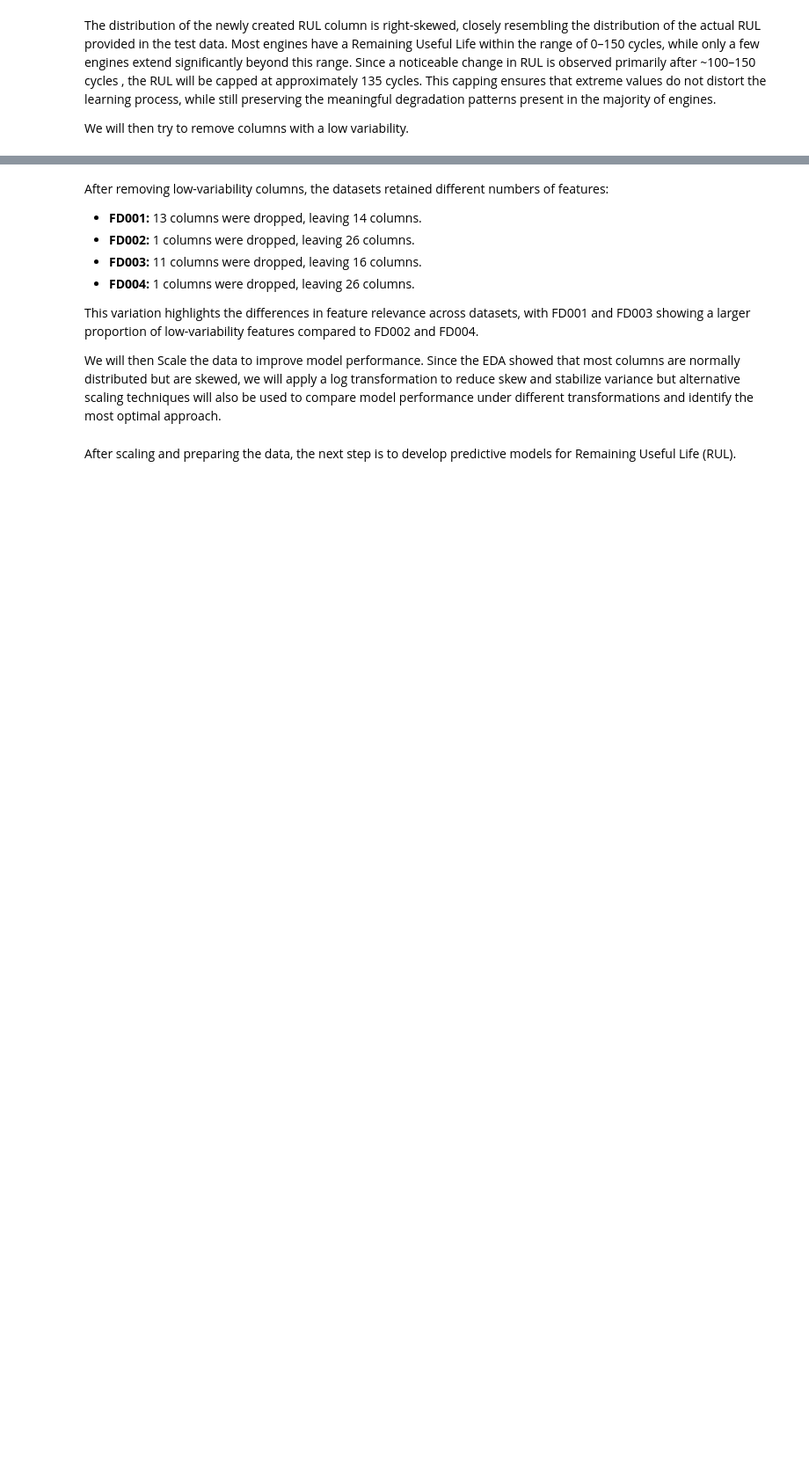
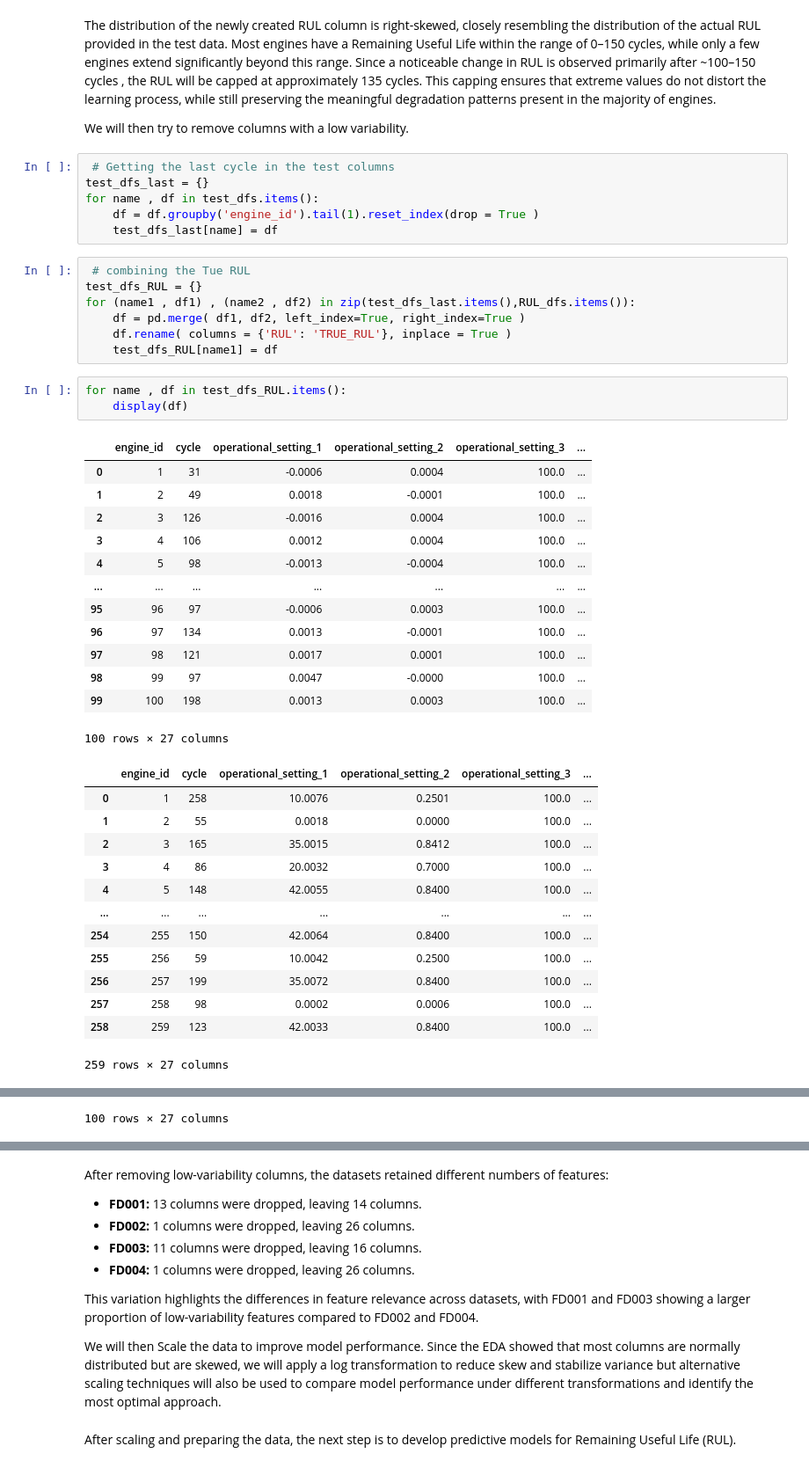
Before and after one commit to George-Njuguna/Prediction-of-Remaining-Useful-life-RUL-of-engine, a Jupyter notebook: Feature_Engineering.ipynb, the cells around one changed output, grey strips where cells are left out. Shown: that part at 88% size. Saved outputs shown, nothing was run; the diff lists cells and outputs as text; blank space fills up the shorter version.

```diff
--- a/Feature_Engineering.ipynb
+++ b/Feature_Engineering.ipynb
@@ -146,3 +146,46 @@ The distribution of the newly created RUL column is right-skewed, closely resemb
 Since a noticeable change in RUL is observed primarily after ~100–150 cycles , the RUL will be capped at approximately 135 cycles. This capping ensures that extreme values do not distort the learning process, while still preserving the meaningful degradation patterns present in the majority of engines.
 
 We will then try to remove columns with a low variability.
+# %%
+ # Getting the last cycle in the test columns
+test_dfs_last = {}
+for name , df in test_dfs.items():
+    df = df.groupby('engine_id').tail(1).reset_index(drop = True )
+    test_dfs_last[name] = df
+# %%
+ # combining the Tue RUL
+test_dfs_RUL = {}
+for (name1 , df1) , (name2 , df2) in zip(test_dfs_last.items(),RUL_dfs.items()):
+    df = pd.merge( df1, df2, left_index=True, right_index=True )
+    df.rename( columns = {'RUL': 'TRUE_RUL'}, inplace = True )
+    test_dfs_RUL[name1] = df
+# %%
+for name , df in test_dfs_RUL.items():
+    display(df)
+# %% [output]
+|  | engine_id | cycle | operational_setting_1 | operational_setting_2 | operational_setting_3 | ... |
+| 0 | 1 | 31 | -0.0006 | 0.0004 | 100.0 | ... |
+| 1 | 2 | 49 | 0.0018 | -0.0001 | 100.0 | ... |
+| 2 | 3 | 126 | -0.0016 | 0.0004 | 100.0 | ... |
+| 3 | 4 | 106 | 0.0012 | 0.0004 | 100.0 | ... |
+| 4 | 5 | 98 | -0.0013 | -0.0004 | 100.0 | ... |
+| ... | ... | ... | ... | ... | ... | ... |
+| 95 | 96 | 97 | -0.0006 | 0.0003 | 100.0 | ... |
+| 96 | 97 | 134 | 0.0013 | -0.0001 | 100.0 | ... |
+| 97 | 98 | 121 | 0.0017 | 0.0001 | 100.0 | ... |
+| 98 | 99 | 97 | 0.0047 | -0.0000 | 100.0 | ... |
+| 99 | 100 | 198 | 0.0013 | 0.0003 | 100.0 | ... |
+100 rows × 27 columns
+|  | engine_id | cycle | operational_setting_1 | operational_setting_2 | operational_setting_3 | ... |
+| 0 | 1 | 258 | 10.0076 | 0.2501 | 100.0 | ... |
+| 1 | 2 | 55 | 0.0018 | 0.0000 | 100.0 | ... |
+| 2 | 3 | 165 | 35.0015 | 0.8412 | 100.0 | ... |
+| 3 | 4 | 86 | 20.0032 | 0.7000 | 100.0 | ... |
+| 4 | 5 | 148 | 42.0055 | 0.8400 | 100.0 | ... |
+| ... | ... | ... | ... | ... | ... | ... |
+| 254 | 255 | 150 | 42.0064 | 0.8400 | 100.0 | ... |
+| 255 | 256 | 59 | 10.0042 | 0.2500 | 100.0 | ... |
+| 256 | 257 | 199 | 35.0072 | 0.8400 | 100.0 | ... |
+| 257 | 258 | 98 | 0.0002 | 0.0006 | 100.0 | ... |
+| 258 | 259 | 123 | 42.0033 | 0.8400 | 100.0 | ... |
+259 rows × 27 columns
@@ -149,3 +204,4 @@ We will then try to remove columns with a low variability.
+100 rows × 27 columns
 # %%
  # Capping at 135
 capped_dfs = {}
```
Also changed, not shown: parts of 5 cells of this notebook.
